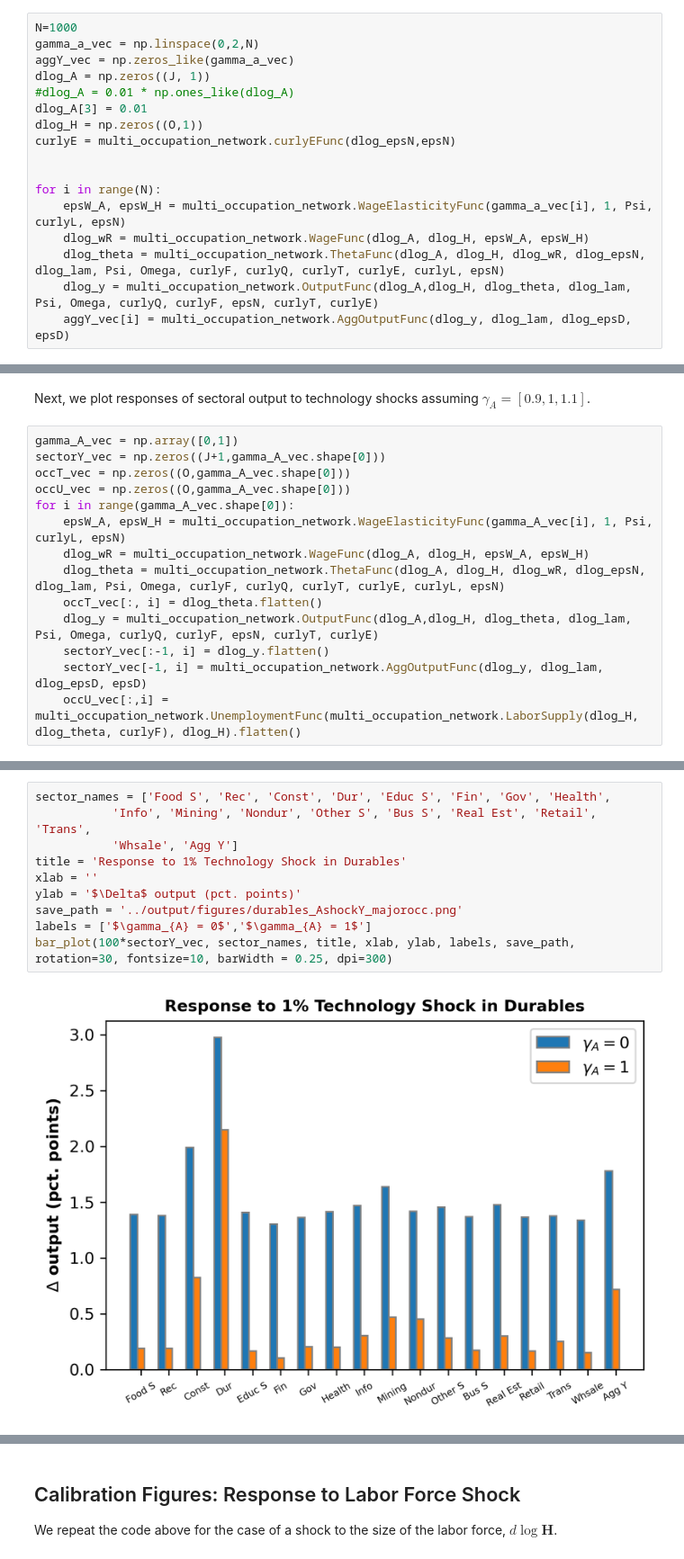
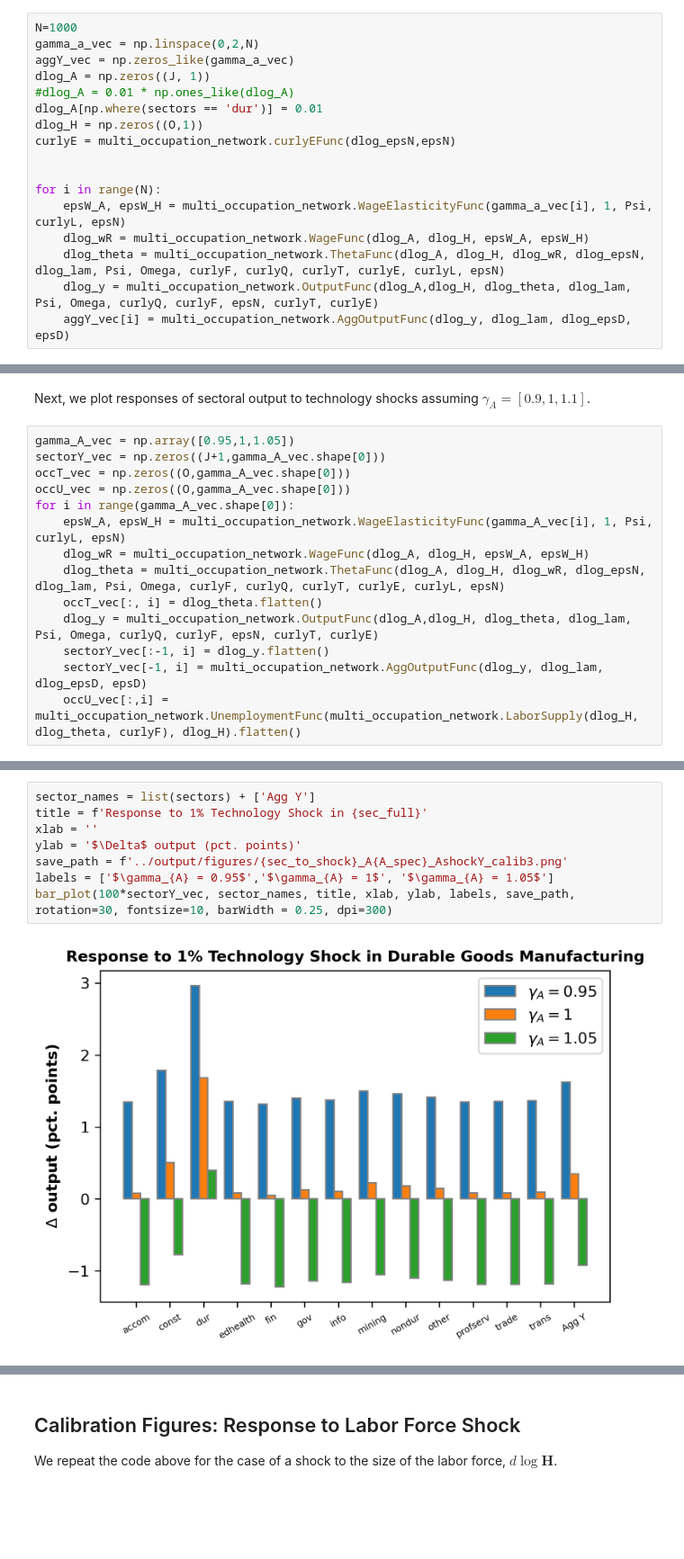
Before and after one commit to hs97/UnemploymentNetwork, a Jupyter notebook: new_code/calib3_major_occupations.ipynb, the cells around one changed output, grey strips where cells are left out. Shown: that part at 90% size. Drawn from its saved outputs; the diff is of its cells as text; blank space fills up the shorter version.

```diff
--- a/new_code/calib3_major_occupations.ipynb
+++ b/new_code/calib3_major_occupations.ipynb
@@ -226,7 +221,7 @@ gamma_a_vec = np.linspace(0,2,N)
 aggY_vec = np.zeros_like(gamma_a_vec)
 dlog_A = np.zeros((J, 1))
 #dlog_A = 0.01 * np.ones_like(dlog_A)
-dlog_A[3] = 0.01
+dlog_A[np.where(sectors == 'dur')] = 0.01
 dlog_H = np.zeros((O,1))
 curlyE = multi_occupation_network.curlyEFunc(dlog_epsN,epsN)
 
@@ -245,7 +240,7 @@ plt.plot(gamma_a_vec,100*aggY_vec)
 # %% [markdown]
 Next, we plot responses of sectoral output to technology shocks assuming $\gamma_A = [0.9, 1, 1.1]$.
 # %%
-gamma_A_vec = np.array([0,1])
+gamma_A_vec = np.array([0.95,1,1.05])
 sectorY_vec = np.zeros((J+1,gamma_A_vec.shape[0]))
 occT_vec = np.zeros((O,gamma_A_vec.shape[0]))
 occU_vec = np.zeros((O,gamma_A_vec.shape[0]))
@@ -281,15 +276,13 @@ array([[-1.22681611e-02,  0.00000000e+00],
 # %%
-sector_names = ['Food S', 'Rec', 'Const', 'Dur', 'Educ S', 'Fin', 'Gov', 'Health',
-           'Info', 'Mining', 'Nondur', 'Other S', 'Bus S', 'Real Est', 'Retail', 'Trans',
-           'Whsale', 'Agg Y']
-title = 'Response to 1% Technology Shock in Durables'
+sector_names = list(sectors) + ['Agg Y']
+title = f'Response to 1% Technology Shock in {sec_full}'
 xlab = ''
 ylab = '$\Delta$ output (pct. points)'
-save_path = '../output/figures/durables_AshockY_majorocc.png'
-labels = ['$\gamma_{A} = 0$','$\gamma_{A} = 1$']
+save_path = f'../output/figures/{sec_to_shock}_A{A_spec}_AshockY_calib3.png'
+labels = ['$\gamma_{A} = 0.95$','$\gamma_{A} = 1$', '$\gamma_{A} = 1.05$']
 bar_plot(100*sectorY_vec, sector_names, title, xlab, ylab, labels, save_path, rotation=30, fontsize=10, barWidth = 0.25, dpi=300)
 # %% [output]
-[figure, old version]
+[figure, new version]
 # %%
 occupation_names = dfcurlyL.index
 xlab = ''
```
Also changed, not shown: parts of 22 cells of this notebook, 37 other files.
